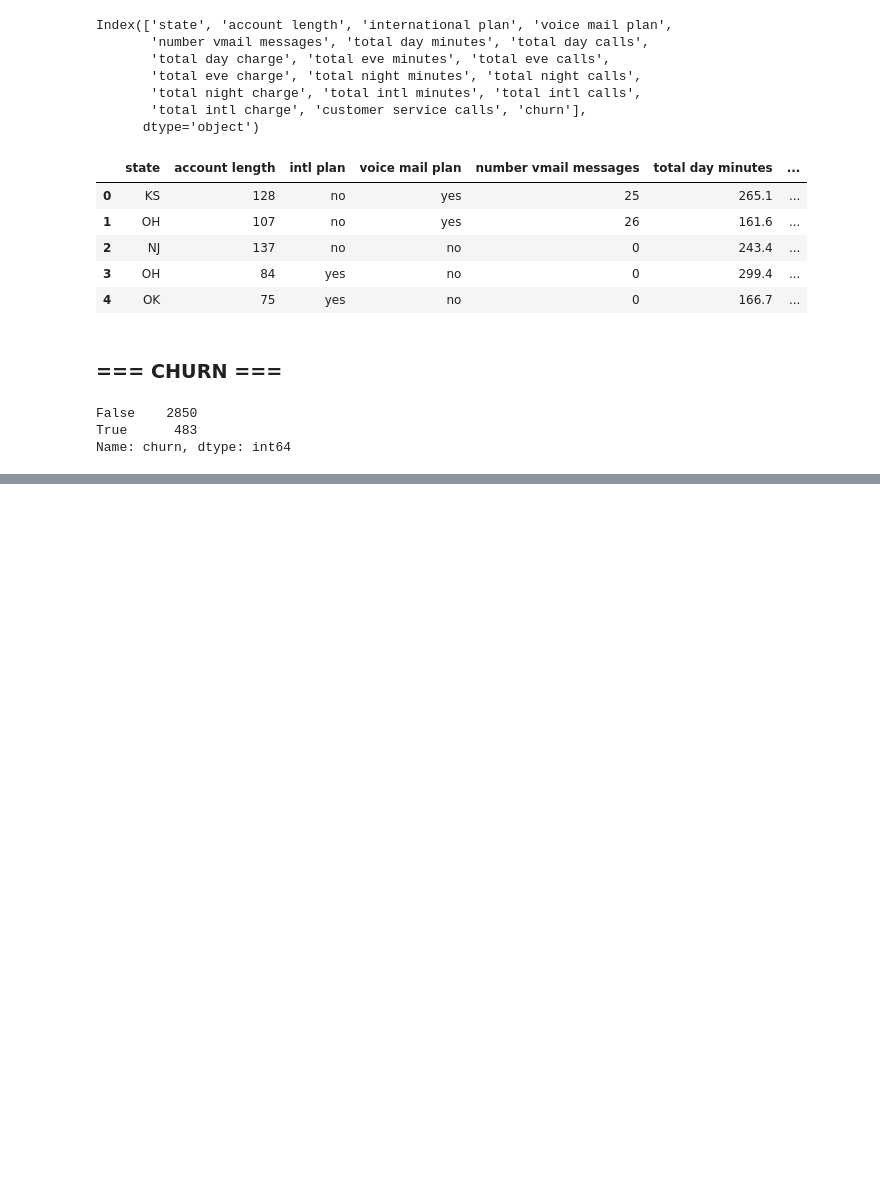
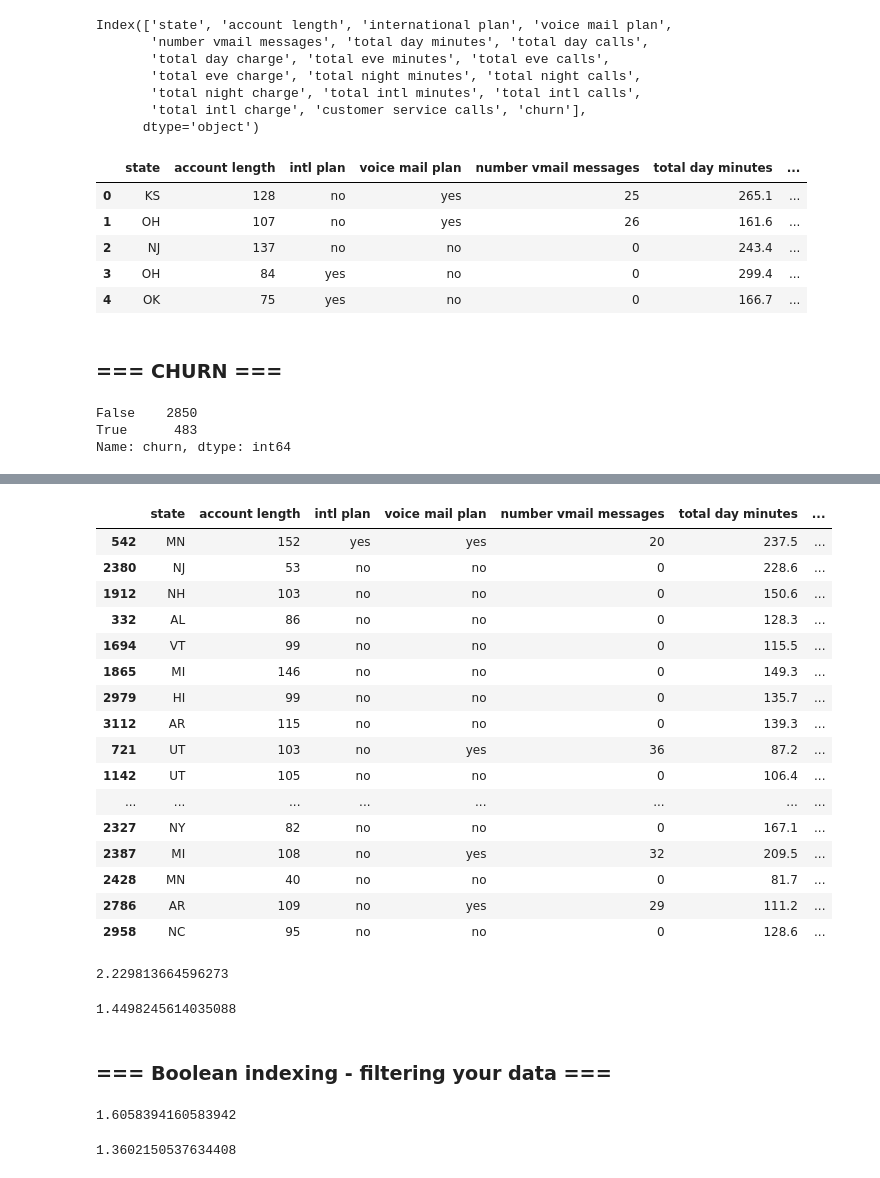
Before and after one commit to StewartStack/DAStudyBackups, a Jupyter notebook: DataStudies2/telchurn_DA.ipynb, the cells around one changed output, grey strips where cells are left out. Saved outputs shown, nothing was run; the diff lists cells and outputs as text; code cells hidden in the pictures; blank space fills up the shorter version.

```diff
--- a/DataStudies2/telchurn_DA.ipynb
+++ b/DataStudies2/telchurn_DA.ipynb
@@ -225,0 +268,4 @@ Name: churn, dtype: int64
+# %%
+# Change True/False to yes/no in churn column
+telchurn['churn'] = telchurn['churn'].map({True: 'yes', False: 'no'})
+telchurn.head()
@@ -225,0 +298,45 @@ Name: churn, dtype: int64
+# %%
+# Sorting with multiple columns
+# Maybe a connection between cx calls and churn? Diference meaningful?
+telchurn.sort_values(by = ['churn', 'customer service calls'], ascending = [False, False]).head(20)
+# %% [output]
+|  | state | account length | intl plan | voice mail plan | number vmail messages | total day minutes | ... |
+| 542 | MN | 152 | yes | yes | 20 | 237.5 | ... |
+| 2380 | NJ | 53 | no | no | 0 | 228.6 | ... |
+| 1912 | NH | 103 | no | no | 0 | 150.6 | ... |
+| 332 | AL | 86 | no | no | 0 | 128.3 | ... |
+| 1694 | VT | 99 | no | no | 0 | 115.5 | ... |
+| 1865 | MI | 146 | no | no | 0 | 149.3 | ... |
+| 2979 | HI | 99 | no | no | 0 | 135.7 | ... |
+| 3112 | AR | 115 | no | no | 0 | 139.3 | ... |
+| 721 | UT | 103 | no | yes | 36 | 87.2 | ... |
+| 1142 | UT | 105 | no | no | 0 | 106.4 | ... |
+| ... | ... | ... | ... | ... | ... | ... | ... |
+| 2327 | NY | 82 | no | no | 0 | 167.1 | ... |
+| 2387 | MI | 108 | no | yes | 32 | 209.5 | ... |
+| 2428 | MN | 40 | no | no | 0 | 81.7 | ... |
+| 2786 | AR | 109 | no | yes | 29 | 111.2 | ... |
+| 2958 | NC | 95 | no | no | 0 | 128.6 | ... |
+# %%
+# Doing a comparison with mean on cx calls checking between loyal and churned cxs.
+# Average cx calls for churned cx
+telchurn[telchurn['churn'] == 'yes']['customer service calls'].mean()
+# %% [output]
+2.229813664596273
+# %%
+# Average cx calls for loyal cxs
+telchurn[telchurn['churn'] == 'no']['customer service calls'].mean()
+# %% [output]
+1.4498245614035088
+# %% [markdown]
+### === Boolean indexing - filtering your data ===
+# %%
+# Booleanindexing with two condition. Churned.
+telchurn[(telchurn['churn'] == 'yes') & (telchurn['intl plan'] == 'yes')]['customer service calls'].mean()
+# %% [output]
+1.6058394160583942
+# %%
+# Boolean indexing with two conditions. Loyal
+telchurn[(telchurn['churn'] == 'no') & (telchurn['intl plan'] == 'yes')]['customer service calls'].mean()
+# %% [output]
+1.3602150537634408
```
Also changed, not shown: parts of 14 cells of this notebook.
